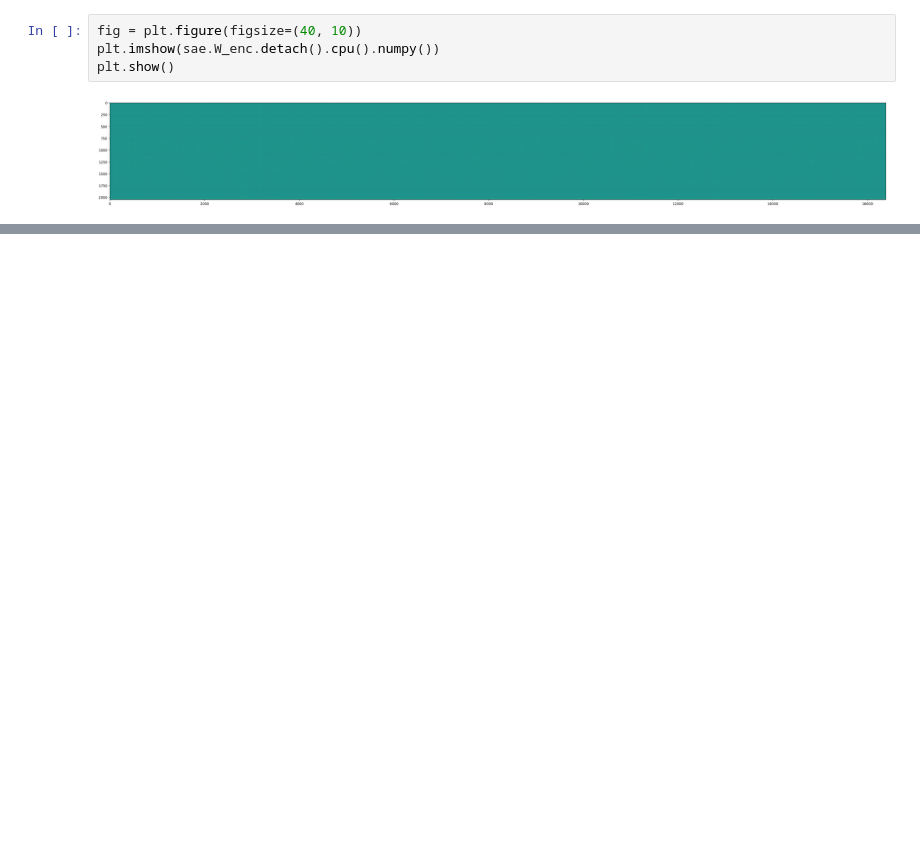
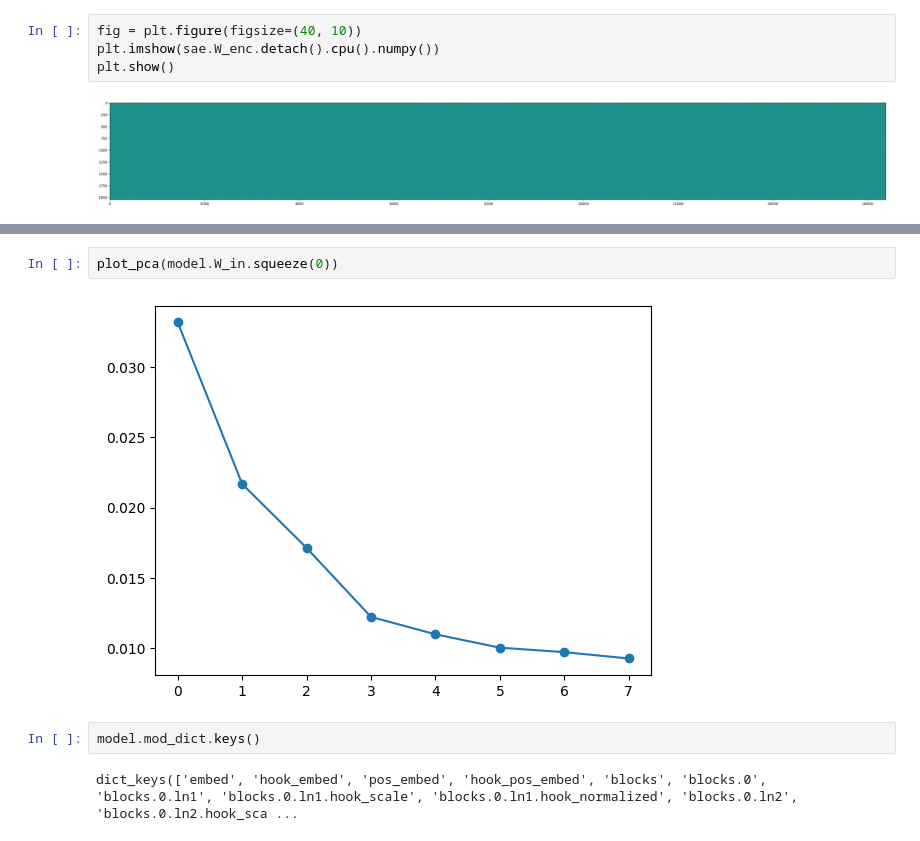
Before and after one commit to pchlenski/mats, a Jupyter notebook: notebooks/5_pc_weights_exploration.ipynb, the cells around one changed output, grey strips where cells are left out. Drawn from its saved outputs; the diff is of its cells as text; blank space fills up the shorter version.

```diff
--- a/notebooks/5_pc_weights_exploration.ipynb
+++ b/notebooks/5_pc_weights_exploration.ipynb
@@ -81,0 +99,8 @@ plt.show()
+# %%
+plot_pca(model.W_in.squeeze(0))
+# %% [output]
+[figure, added]
+# %%
+model.mod_dict.keys()
+# %% [output]
+dict_keys(['embed', 'hook_embed', 'pos_embed', 'hook_pos_embed', 'blocks', 'blocks.0', 'blocks.0.ln1', 'blocks.0.ln1.hook_scale', 'blocks.0.ln1.hook_normalized', 'blocks.0.ln2', 'blocks.0.ln2.hook_sca ...
```
Also changed, not shown: parts of 10 cells of this notebook, 4 other files.
